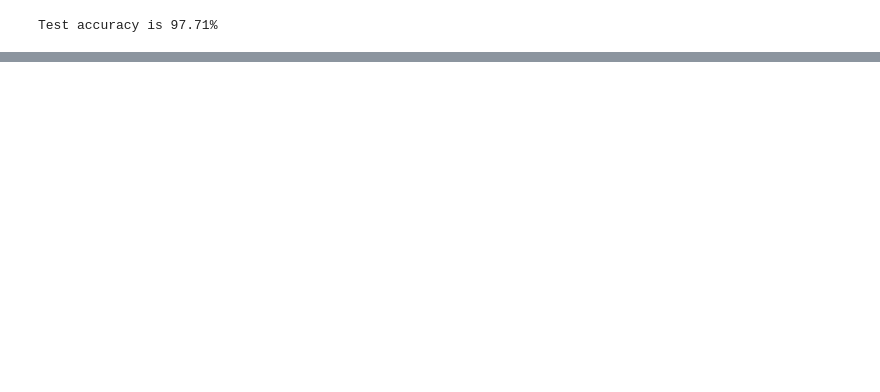
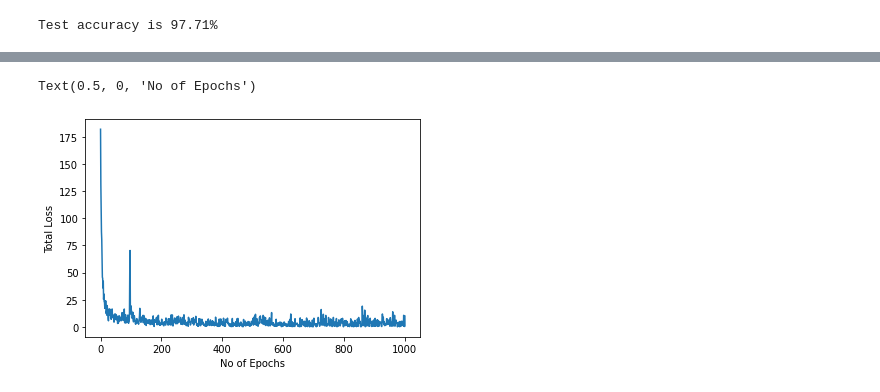
Before and after one commit to Saadman53/Thesis-Human-Activity-Recognition, a Jupyter notebook: Human_Action_Recognition_using_Sensor_Data.ipynb, the cells around one changed output, grey strips where cells are left out. Cells and saved outputs as stored; diff of their text form; code cells hidden in the pictures; blank space fills up the shorter version.

```diff
--- a/Human_Action_Recognition_using_Sensor_Data.ipynb
+++ b/Human_Action_Recognition_using_Sensor_Data.ipynb
@@ -252,0 +473,7 @@ Text(0, 0.5, 'No of Epochs')
+# %%
+sns.lineplot(range(1001),best_val_loss)
+plt.ylabel("Total Loss")
+plt.xlabel("No of Epochs")
+# %% [output]
+Text(0.5, 0, 'No of Epochs')
+[figure, added]
```
Also changed, not shown: parts of 15 cells of this notebook.
